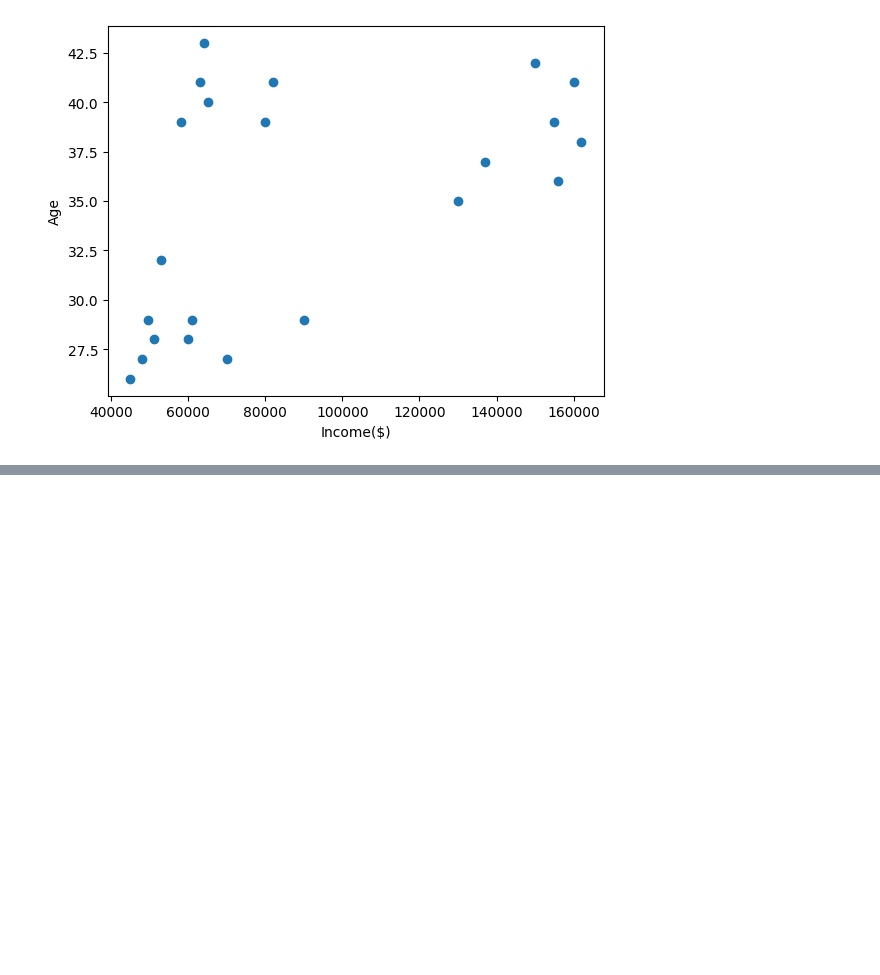
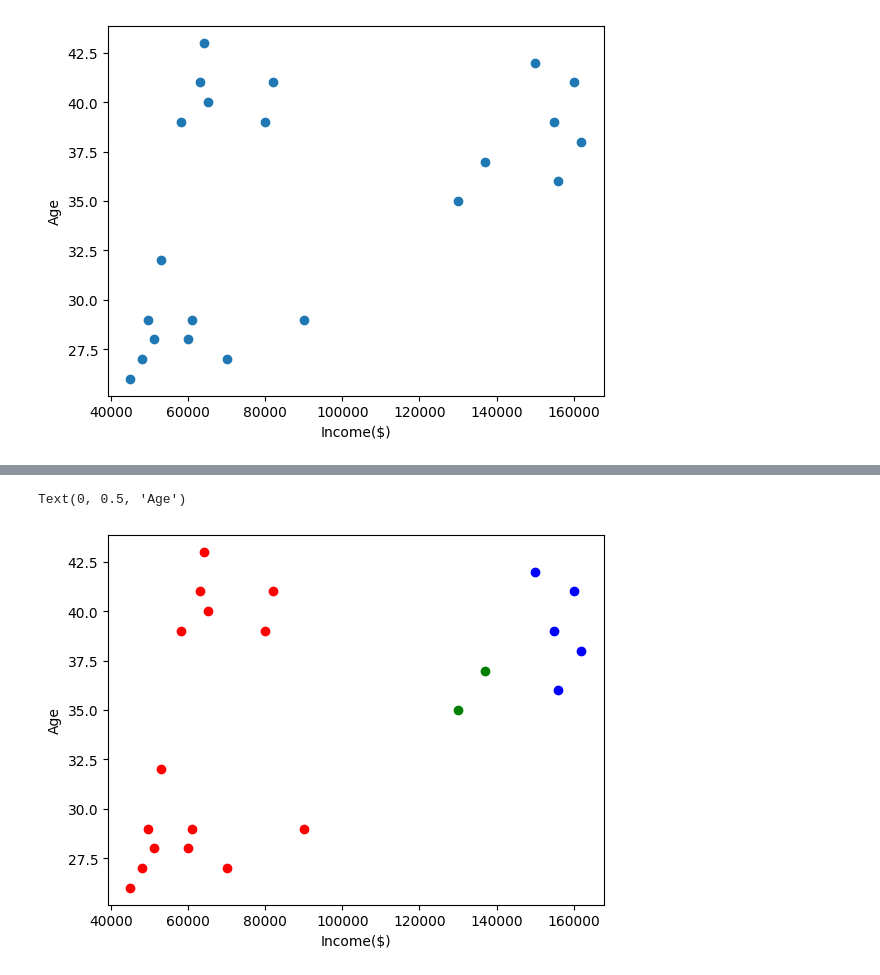
Before and after one commit to SisirBhargav/Zeta-aiml, a Jupyter notebook: K_means_Clustering.ipynb, the cells around one changed output, grey strips where cells are left out. Cells and saved outputs as stored; diff of their text form; code cells hidden in the pictures; blank space fills up the shorter version.

```diff
--- a/K_means_Clustering.ipynb
+++ b/K_means_Clustering.ipynb
@@ -41,3 +41,7 @@ plt.xlabel('Income($)')
 # %% [output]
 Text(0.5, 0, 'Income($)')
 [figure]
+# %%
+km=KMeans(n_clusters=3)
+y_predicted=km.fit_predict(df[['Income($)','Age']])
+y_predicted
@@ -43,0 +51,3 @@ Text(0.5, 0, 'Income($)')
+# %%
+df['cluster']=y_predicted
+df
@@ -43,0 +72,7 @@ Text(0.5, 0, 'Income($)')
+# %%
+df1 = df[df['cluster'] == 0]
+df2 = df[df['cluster'] == 1]
+df3 = df[df['cluster'] == 2]
+print(df1)
+print(df2)
+print(df3)
@@ -43,0 +97,10 @@ Text(0.5, 0, 'Income($)')
+# %%
+#scatterplot
+plt.scatter(df1['Income($)'],df1.Age,color='green')
+plt.scatter(df2['Income($)'],df2.Age,color='red')
+plt.scatter(df3['Income($)'],df3.Age,color='blue')
+plt.xlabel('Income($)')
+plt.ylabel('Age')
+# %% [output]
+Text(0, 0.5, 'Age')
+[figure, added]
```
Also changed, not shown: parts of 3 cells of this notebook.
